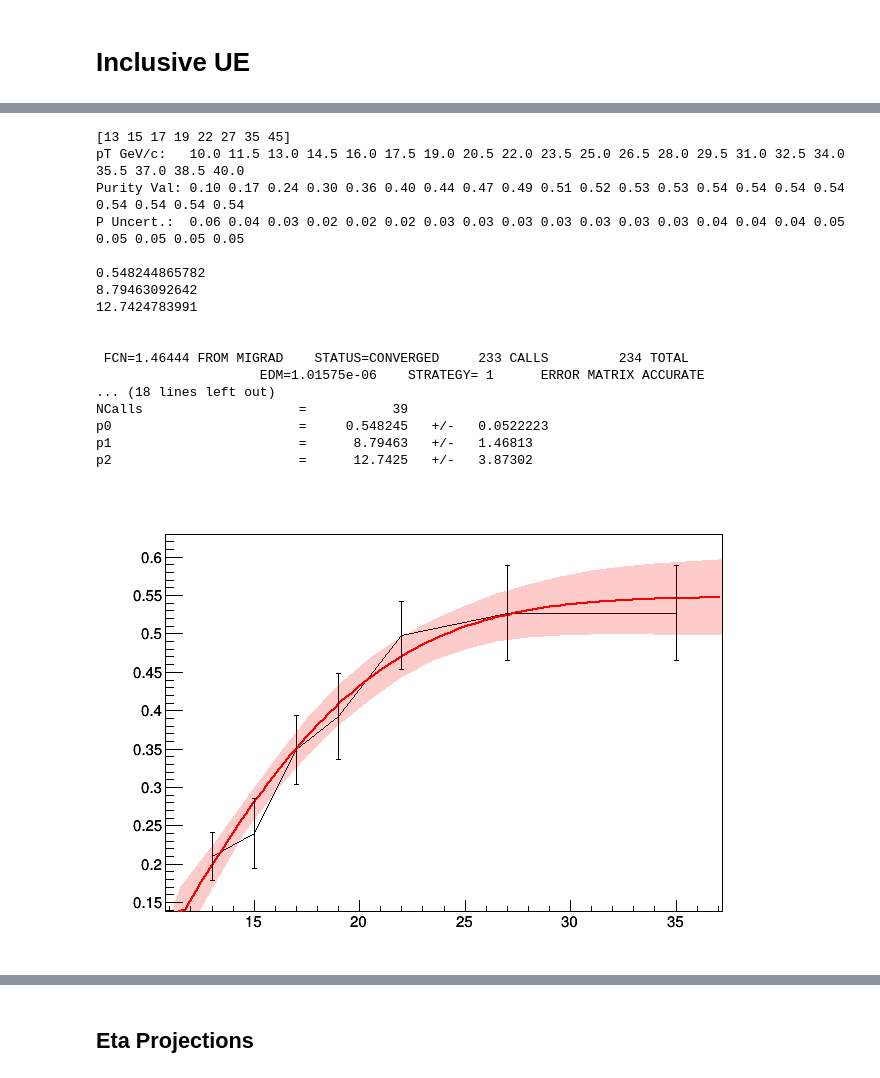
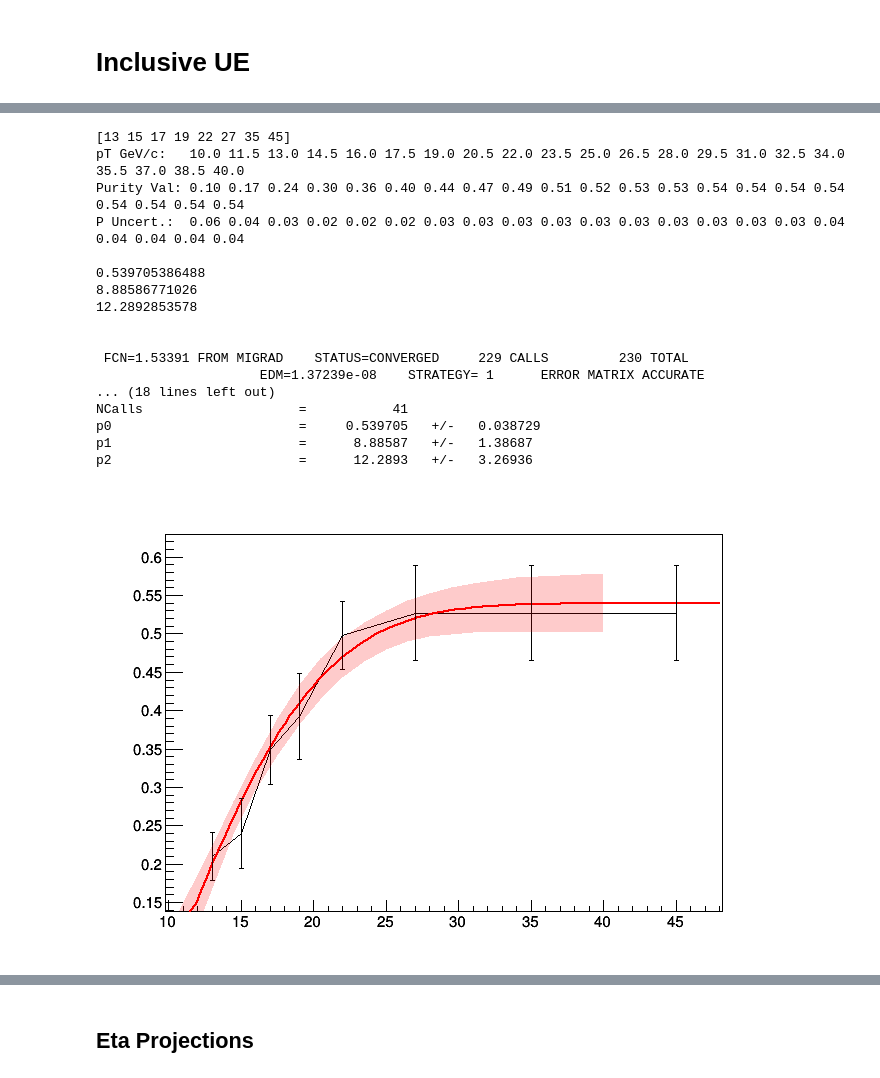
Before and after one commit to ftoralesacosta/GH_Correlations, a Jupyter notebook: Analysis_Notebooks/Projections_Pairs.ipynb, the cells around one changed output, grey strips where cells are left out. Saved outputs shown, nothing was run; the diff lists cells and outputs as text; code cells hidden in the pictures.

Commit message:
Added pythia and Error Function

```diff
--- a/Analysis_Notebooks/Projections_Pairs.ipynb
+++ b/Analysis_Notebooks/Projections_Pairs.ipynb
@@ -58,9 +62,12 @@ array([1.00000000e+12, 2.15443469e+21, 4.64158883e+30, 1.00000000e+40])
 #File2="../InputData/pT_Rebin_4_Weights/13f_0GeVTracks_Mixed_300_Correlation_Lambda.root"
 #File1="../InputData/pT_Rebin_1_pDevPlus/13f_0GeVTracks_Mixed_300_Correlation_Lambda.root"
 #File2="../InputData/pT_Rebin_1/13f_0GeVTracks_Mixed_300_Correlation_Lambda.root"
-File1="../InputData/pT_Rebin_1_pDevNONE/pPb_SE_L0_Correlation_GMB_Ratio.root"
+File1="../InputData/pT_Rebin_1_pDevNONE/pPb_SE_L0_Correlatioooon_GMB_Ratio.root"
 File2="../InputData/pT_Rebin_1_pDevNONE/pPb_SE_L0_Correlation_GMB_Ratio.root"
 
+
+File1=pPb_File
+File2=pp_File
 
 #File1="../InputData/05zT/13f_SE_L0_Correlation.root"
 #File2 = "../InputData/pT_Rebin_4/13f_SE_L0_Correlation.root"
@@ -168,8 +125,8 @@ pGeV_Centers = (pGeV_Edges[1:] + pGeV_Edges[:-1]) / 2
 print(pGeV_Centers)
 pGeV_Edges_3 = np.linspace(10,40,21)
 #pGeV_Edges_3 = np.linspace(12,40,29)
-Purity = [0.21,0.24,0.349,0.393,0.498,0.527,0.527]
-#Purity = [0.21,0.24,0.349,0.393,0.498,0.527,0.527,0.527,]
+#Purity = [0.21,0.24,0.349,0.393,0.498,0.527,0.527] #7
+Purity = [0.21,0.24,0.349,0.393,0.498,0.527,0.527,0.527] #8
 Purity_errors = [0.031,0.046,0.045,0.056,0.044,0.062,0.062,0.062]
 
 #Fill a TGraph with Purity Information
@@ -206,41 +163,41 @@ print("")
 
 fit_errors = []
 print("P Uncert.: "),
 for i in range(len(pGeV_Edges_3)):
     fit_errors.append(Fit_Band.GetErrorY(i))
     print("%1.2f"%(Fit_Band.GetErrorY(i))),
 print("\n")
 
 c = ROOT.TCanvas()
 Purity_Graph.Draw("")
 Fit_Band.SetLineColor(ROOT.kRed);
 Fit_Band.SetFillColorAlpha(ROOT.kRed,0.2)
 Fit_Band.Draw("same3");
 #fit.Draw("same")
 c.Draw()
 
 fit = Purity_Graph.Fit("func","S")
 print fit.Parameters()[0]
 print fit.Parameters()[1]
 print fit.Parameters()[2]
 print("\n")
 fit.Print()
 # %% [output]
 [13 15 17 19 22 27 35 45]
 pT GeV/c:   10.0 11.5 13.0 14.5 16.0 17.5 19.0 20.5 22.0 23.5 25.0 26.5 28.0 29.5 31.0 32.5 34.0 35.5 37.0 38.5 40.0
 Purity Val: 0.10 0.17 0.24 0.30 0.36 0.40 0.44 0.47 0.49 0.51 0.52 0.53 0.53 0.54 0.54 0.54 0.54 0.54 0.54 0.54 0.54
-P Uncert.:  0.06 0.04 0.03 0.02 0.02 0.02 0.03 0.03 0.03 0.03 0.03 0.03 0.03 0.04 0.04 0.04 0.05 0.05 0.05 0.05 0.05
+P Uncert.:  0.06 0.04 0.03 0.02 0.02 0.02 0.03 0.03 0.03 0.03 0.03 0.03 0.03 0.03 0.03 0.03 0.04 0.04 0.04 0.04 0.04
 
-0.548244865782
-8.79463092642
-12.7424783991
+0.539705386488
+8.88586771026
+12.2892853578
 
 
- FCN=1.46444 FROM MIGRAD    STATUS=CONVERGED     233 CALLS         234 TOTAL
-                     EDM=1.01575e-06    STRATEGY= 1      ERROR MATRIX ACCURATE
+ FCN=1.53391 FROM MIGRAD    STATUS=CONVERGED     229 CALLS         230 TOTAL
+                     EDM=1.37239e-08    STRATEGY= 1      ERROR MATRIX ACCURATE
 ... (18 lines left out)
-NCalls                    =           39
-p0                        =     0.548245   +/-   0.0522223
-p1                        =      8.79463   +/-   1.46813
-p2                        =      12.7425   +/-   3.87302
+NCalls                    =           41
+p0                        =     0.539705   +/-   0.038729
+p1                        =      8.88587   +/-   1.38687
+p2                        =      12.2893   +/-   3.26936
-[figure, old version]
+[figure, new version]
```
Also changed, not shown: parts of 13 cells of this notebook, 48 other files.
